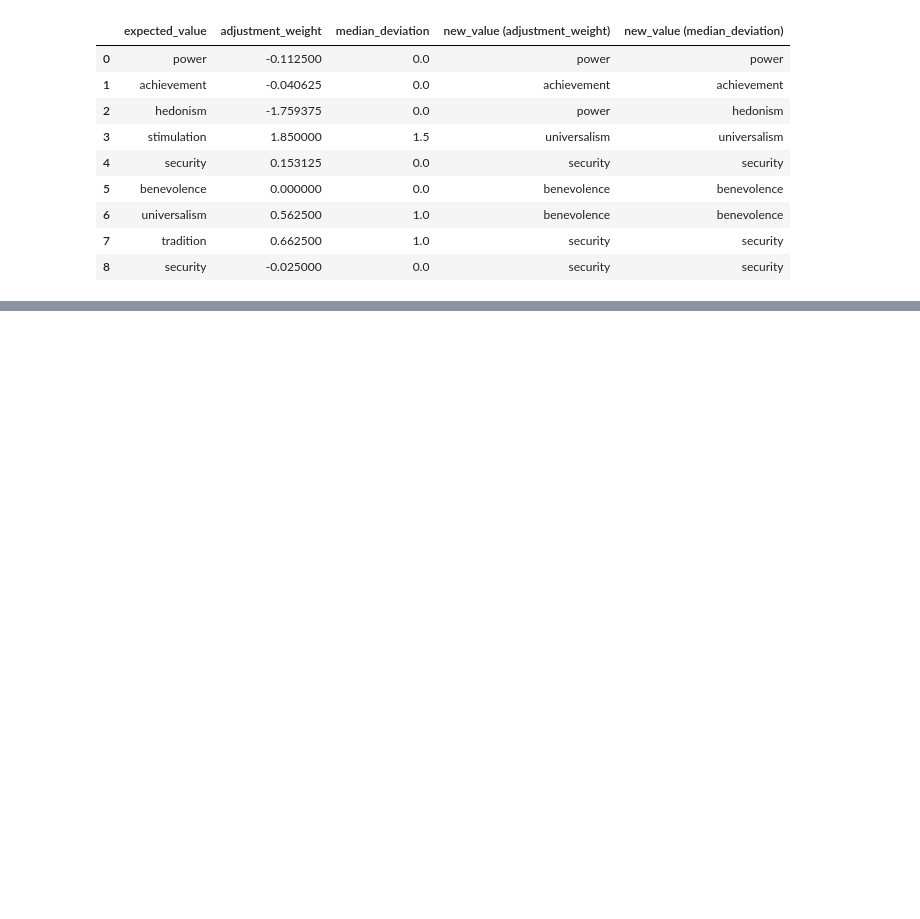
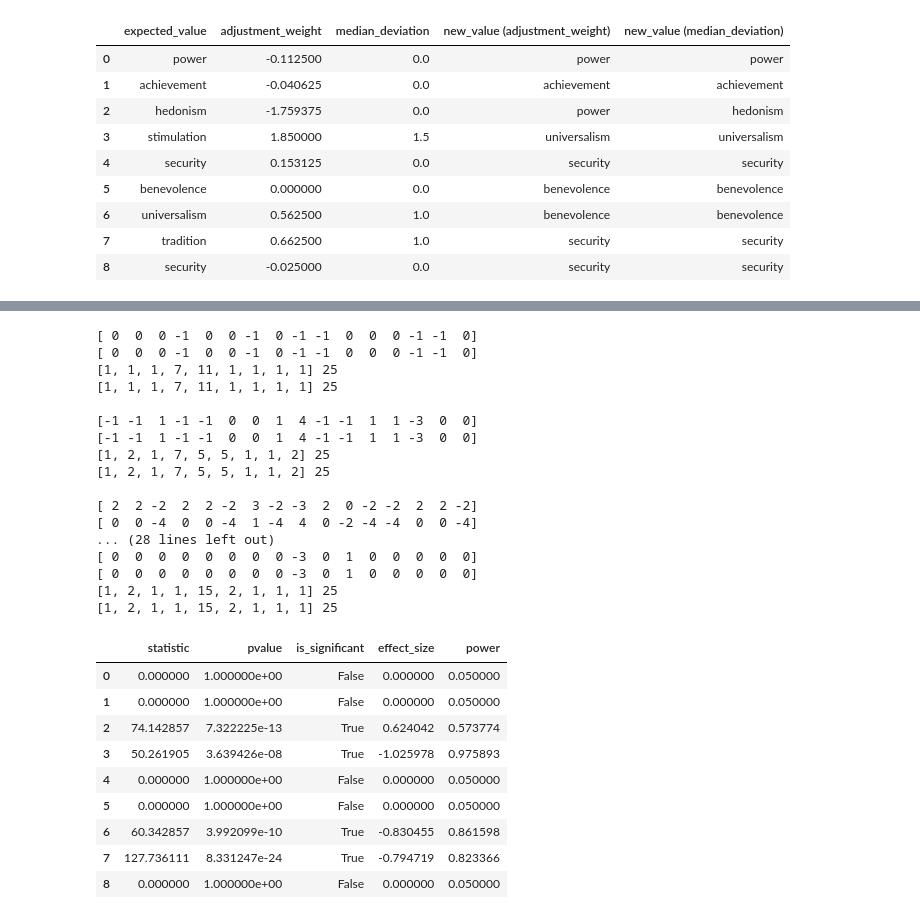
Before and after one commit to movinglinguini/Carambola-Analysis, a Jupyter notebook: summer-2023/phase-1-analysis.ipynb, the cells around one changed output, grey strips where cells are left out. Cells and saved outputs as stored; diff of their text form; code cells hidden in the pictures; blank space fills up the shorter version.

```diff
--- a/summer-2023/phase-1-analysis.ipynb
+++ b/summer-2023/phase-1-analysis.ipynb
@@ -362,0 +405,74 @@ display(values_df)
+# %%
+chisquared_df = []
+
+def cohens_d(sample_1_df, sample_2_df):
+    numerator = (sample_1_df.mean() - sample_2_df.mean())
+    denominator = math.sqrt((sample_1_df.std() ** 2 + sample_2_df.std() ** 2) / 2)
+    return numerator / denominator
+
+
+for row_idx, obs_row in enumerate(adjusted_deviation_df.T.iloc):
+    obs_freqs = { deviation: 0 for deviation in range(-4, 5) }
+    exp_freqs = { deviation: 0 for deviation in range(-4, 5) }
+
+    expected_row = distance_df.T.iloc[row_idx]
+    print(obs_row.to_numpy())
+    print(expected_row.to_numpy())
+
+    for val in obs_row:
+        obs_freqs[val] += 1
+
+    for val in expected_row:
+        exp_freqs[val] += 1
+
+    obs_arr = [ freq + 1 for freq in obs_freqs.values() ]
+    exp_arr = [ freq + 1 for freq in exp_freqs.values() ]
+
+    print(obs_arr, sum(obs_arr))
+    print(exp_arr, sum(exp_arr))
+    print()
+
+    res = chisquare(f_obs=obs_arr, f_exp=exp_arr)
+
+    powerCalculator = power.GofChisquarePower()
+    effect_size = cohens_d(obs_row, expected_row)
+
+    chisquared_df.append({
+        'statistic': res.statistic,
+        'pvalue': res.pvalue,
+        'is_significant': res.pvalue < 0.05,
+        'effect_size': effect_size,
+        'power': powerCalculator.power(effect_size=effect_size, nobs=sum(obs_arr), alpha=0.05, n_bins=len(obs_arr))
+    })
+
+
+chisquared_df = pd.DataFrame(chisquared_df)
+display(chisquared_df)
+# %% [output]
+[ 0  0  0 -1  0  0 -1  0 -1 -1  0  0  0 -1 -1  0]
+[ 0  0  0 -1  0  0 -1  0 -1 -1  0  0  0 -1 -1  0]
+[1, 1, 1, 7, 11, 1, 1, 1, 1] 25
+[1, 1, 1, 7, 11, 1, 1, 1, 1] 25
+
+[-1 -1  1 -1 -1  0  0  1  4 -1 -1  1  1 -3  0  0]
+[-1 -1  1 -1 -1  0  0  1  4 -1 -1  1  1 -3  0  0]
+[1, 2, 1, 7, 5, 5, 1, 1, 2] 25
+[1, 2, 1, 7, 5, 5, 1, 1, 2] 25
+
+[ 2  2 -2  2  2 -2  3 -2 -3  2  0 -2 -2  2  2 -2]
+[ 0  0 -4  0  0 -4  1 -4  4  0 -2 -4 -4  0  0 -4]
+... (28 lines left out)
+[ 0  0  0  0  0  0  0  0 -3  0  1  0  0  0  0  0]
+[ 0  0  0  0  0  0  0  0 -3  0  1  0  0  0  0  0]
+[1, 2, 1, 1, 15, 2, 1, 1, 1] 25
+[1, 2, 1, 1, 15, 2, 1, 1, 1] 25
+|  | statistic | pvalue | is_significant | effect_size | power |
+| 0 | 0.000000 | 1.000000e+00 | False | 0.000000 | 0.050000 |
+| 1 | 0.000000 | 1.000000e+00 | False | 0.000000 | 0.050000 |
+| 2 | 74.142857 | 7.322225e-13 | True | 0.624042 | 0.573774 |
+| 3 | 50.261905 | 3.639426e-08 | True | -1.025978 | 0.975893 |
+| 4 | 0.000000 | 1.000000e+00 | False | 0.000000 | 0.050000 |
+| 5 | 0.000000 | 1.000000e+00 | False | 0.000000 | 0.050000 |
+| 6 | 60.342857 | 3.992099e-10 | True | -0.830455 | 0.861598 |
+| 7 | 127.736111 | 8.331247e-24 | True | -0.794719 | 0.823366 |
+| 8 | 0.000000 | 1.000000e+00 | False | 0.000000 | 0.050000 |
```
Also changed, not shown: parts of 10 cells of this notebook.
